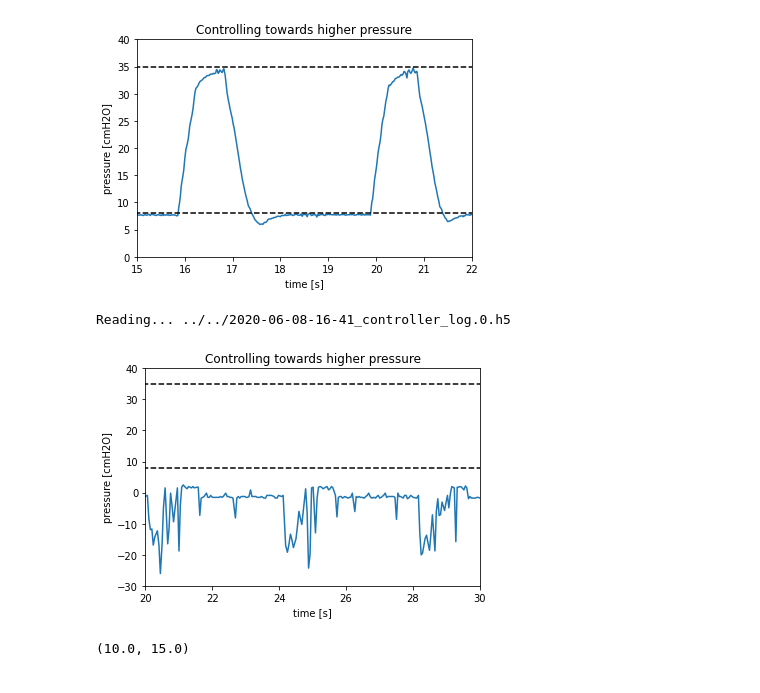
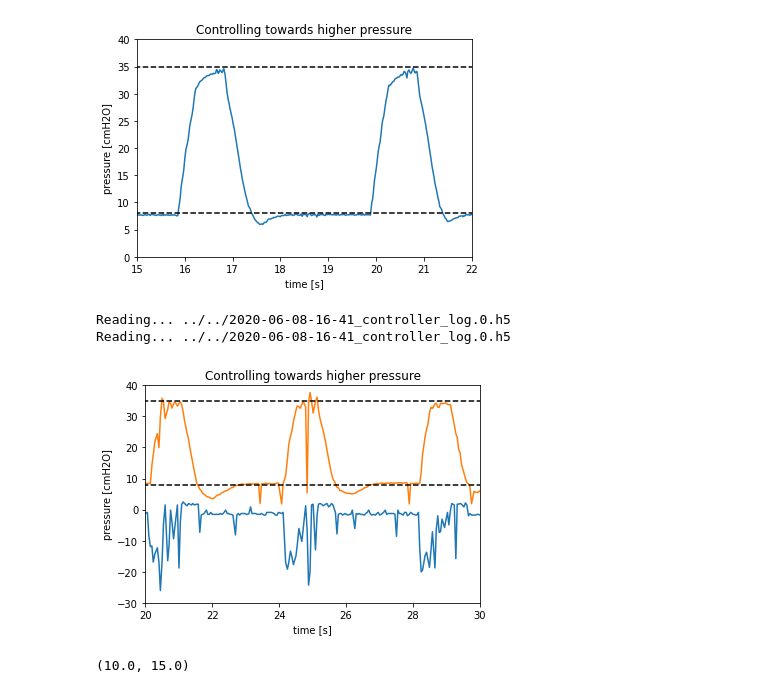
Before and after one commit to CohenLabPrinceton/pvp, a Jupyter notebook: sandbox/HOWTO_PlotData.ipynb, the cells around one changed output. Cells and saved outputs as stored; diff of their text form; code cells hidden in the pictures.

```diff
--- a/sandbox/HOWTO_PlotData.ipynb
+++ b/sandbox/HOWTO_PlotData.ipynb
@@ -63,6 +63,8 @@ pl.title("Controlling towards higher pressure");
 [figure]
 # %%
 filename = "../../2020-06-08-16-41_controller_log.0.h5"
+
+data_pressure = plot_data(filename)
 
 dff = dl.load_file(filename)
 
@@ -74,18 +76,20 @@ for idx in range(len(ls_wv)):
     data[idx,1] = ls_wv[idx][1]  # pressure
 # %% [output]
 Reading... ../../2020-06-08-16-41_controller_log.0.h5
+Reading... ../../2020-06-08-16-41_controller_log.0.h5
 # %%
 pl.plot(data[:,0] - np.min(data[:,0]), data[:,1]/5)
+pl.plot(data_pressure[:,0] - np.min(data_pressure[:,0]), data_pressure[:,1])
 
 pl.plot([0,40],[8,8],'k--')
 pl.plot([0,40],[35,35],'k--')
 pl.xlim([20,30])
 pl.ylim([-30,40])
 pl.xlabel("time [s]")
 pl.ylabel("pressure [cmH2O]");
 pl.title("Controlling towards higher pressure");
 # %% [output]
-[figure, old version]
+[figure, new version]
 # %%
 pl.plot(data[:,0] - np.min(data[:,0]), -data[:,1])
 pl.xlim([10,15])
```
Also changed, not shown: 1 other file.
